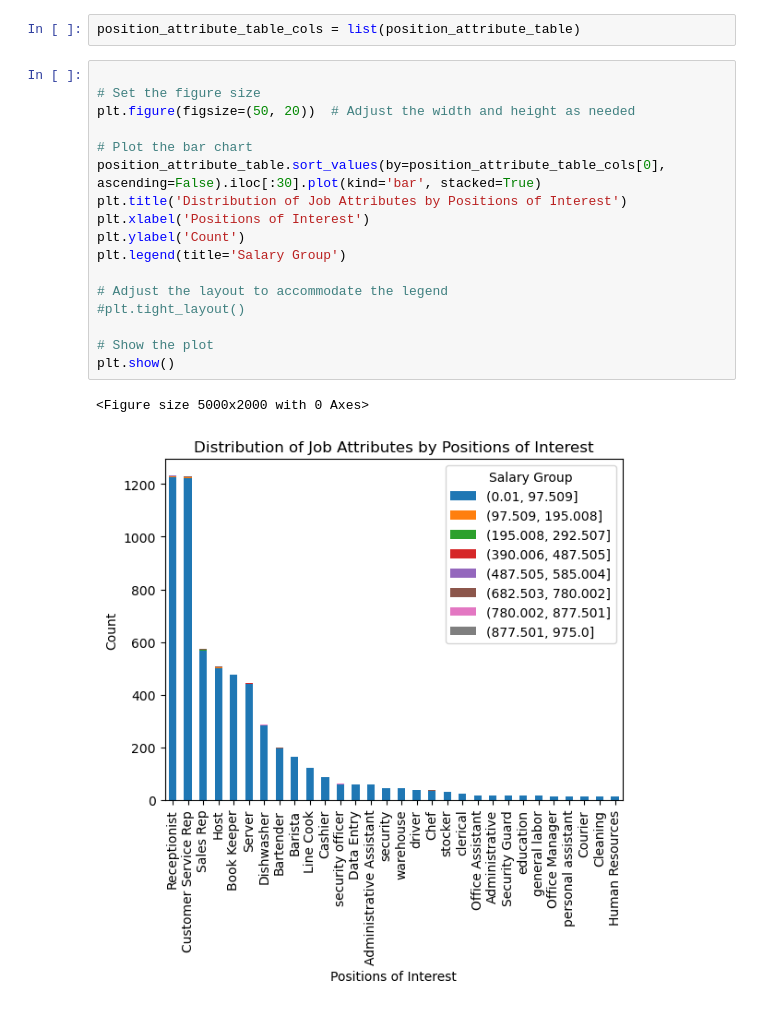
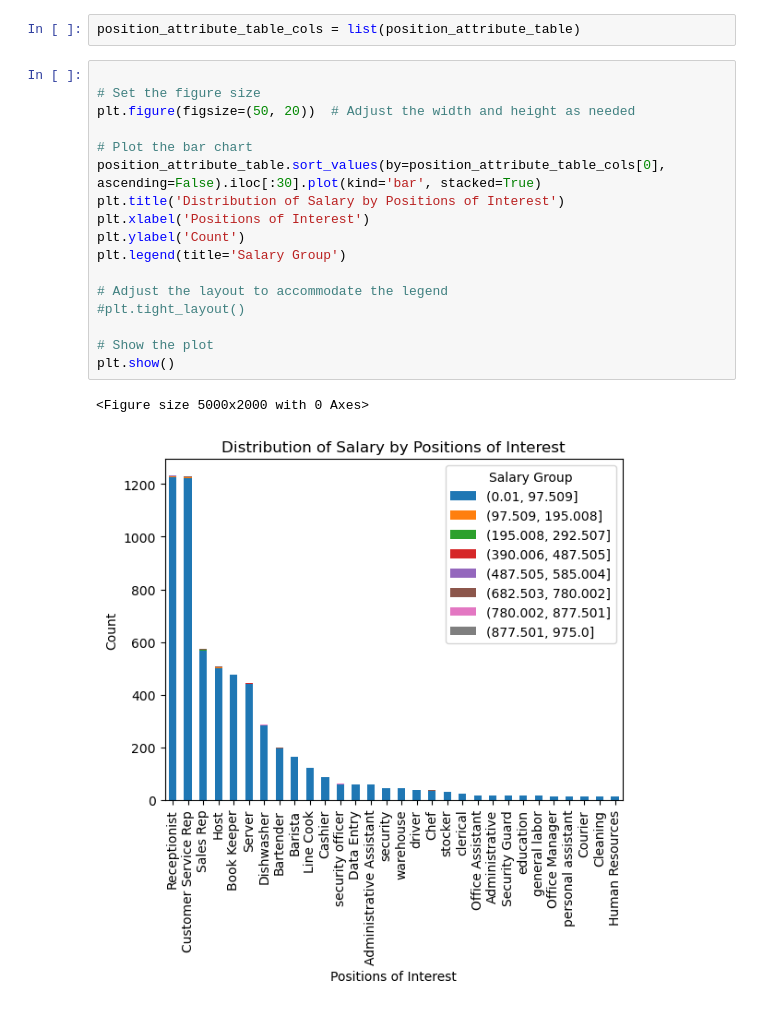
Before and after one commit to vermaarjun7/pewter-arjun, a Jupyter notebook: task.ipynb, the cells around one changed output. Saved outputs shown, nothing was run; the diff lists cells and outputs as text.

```diff
--- a/task.ipynb
+++ b/task.ipynb
@@ -637,23 +635,23 @@ position_attribute_table_cols = list(position_attribute_table)
 # %%
 
 # Set the figure size
 plt.figure(figsize=(50, 20))  # Adjust the width and height as needed
 
 # Plot the bar chart
 position_attribute_table.sort_values(by=position_attribute_table_cols[0], ascending=False).iloc[:30].plot(kind='bar', stacked=True)
-plt.title('Distribution of Job Attributes by Positions of Interest')
+plt.title('Distribution of Salary by Positions of Interest')
 plt.xlabel('Positions of Interest')
 plt.ylabel('Count')
 plt.legend(title='Salary Group')
 
 # Adjust the layout to accommodate the legend
 #plt.tight_layout()
 
 # Show the plot
 plt.show()
 # %% [output]
 <Figure size 5000x2000 with 0 Axes>
-[figure, old version]
+[figure, new version]
 # %%
 def plot_bar(idx, col):
     ### Set the figure size
```
Also changed, not shown: parts of 2 cells of this notebook.
